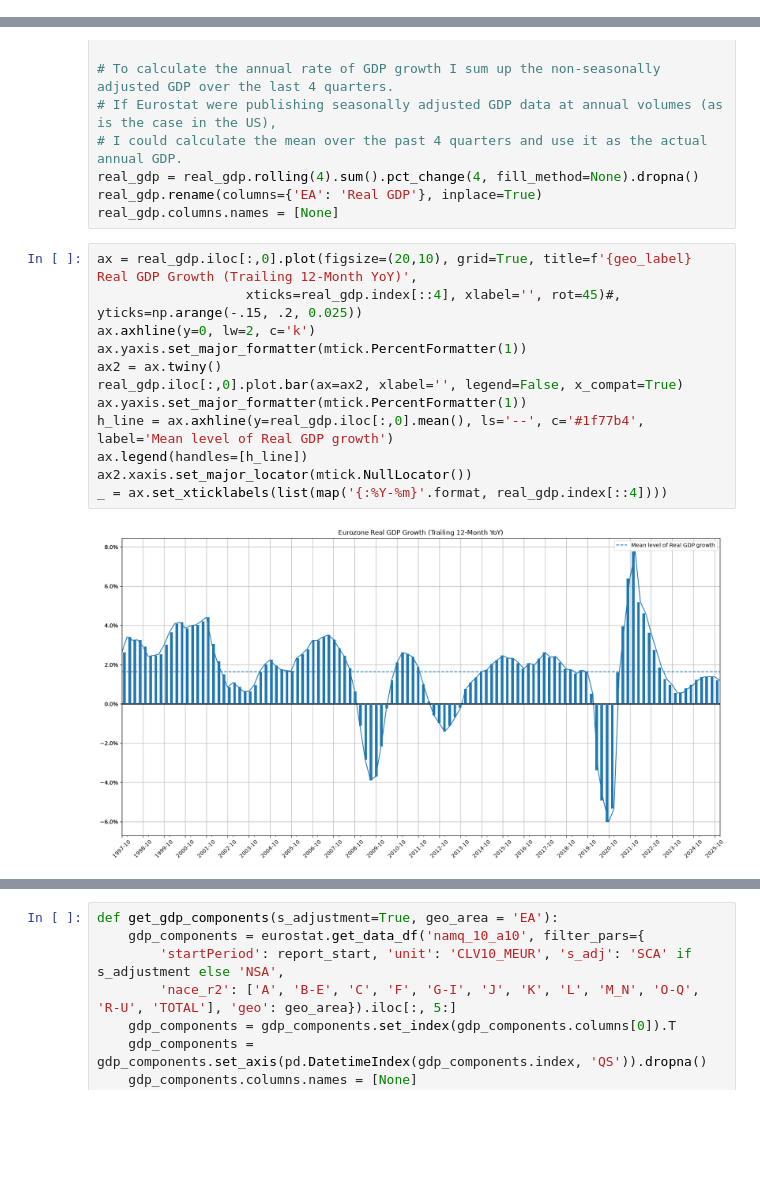
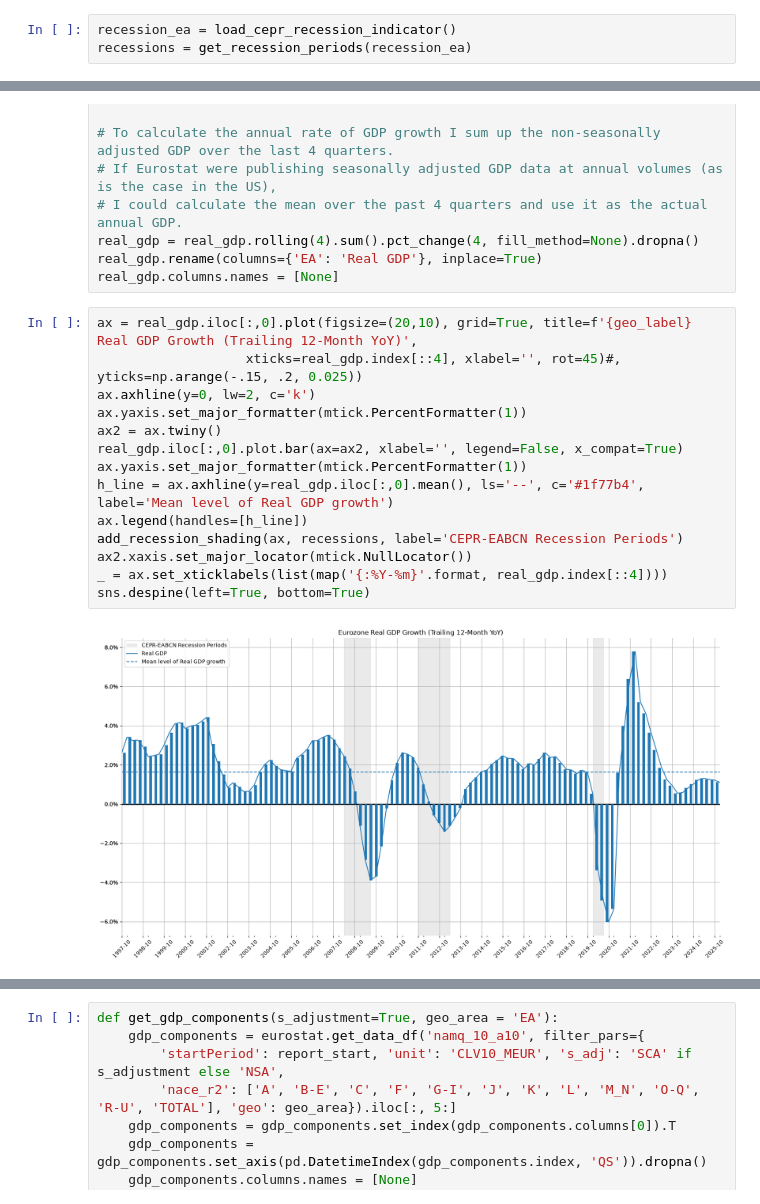
Before and after one commit to ilchen/EU_Economic_Data_Analysis, a Jupyter notebook: GDP_Composition_Eurozone.ipynb, the cells around one changed output, grey strips where cells are left out. Saved outputs shown, nothing was run; the diff lists cells and outputs as text; blank space fills up the shorter version.

```diff
--- a/GDP_Composition_Eurozone.ipynb
+++ b/GDP_Composition_Eurozone.ipynb
@@ -36,0 +67,3 @@ report_end = date.today()
+# %%
+recession_ea = load_cepr_recession_indicator()
+recessions = get_recession_periods(recession_ea)
@@ -50,17 +85,19 @@ real_gdp.columns.names = [None]
 # %%
 ax = real_gdp.iloc[:,0].plot(figsize=(20,10), grid=True, title=f'{geo_label} Real GDP Growth (Trailing 12-Month YoY)',
                    xticks=real_gdp.index[::4], xlabel='', rot=45)#, yticks=np.arange(-.15, .2, 0.025))
 ax.axhline(y=0, lw=2, c='k')
 ax.yaxis.set_major_formatter(mtick.PercentFormatter(1))
 ax2 = ax.twiny()
 real_gdp.iloc[:,0].plot.bar(ax=ax2, xlabel='', legend=False, x_compat=True)
 ax.yaxis.set_major_formatter(mtick.PercentFormatter(1))
 h_line = ax.axhline(y=real_gdp.iloc[:,0].mean(), ls='--', c='#1f77b4', label='Mean level of Real GDP growth')
 ax.legend(handles=[h_line])
+add_recession_shading(ax, recessions, label='CEPR-EABCN Recession Periods')
 ax2.xaxis.set_major_locator(mtick.NullLocator())
 _ = ax.set_xticklabels(list(map('{:%Y-%m}'.format, real_gdp.index[::4])))
+sns.despine(left=True, bottom=True)
 # %% [output]
-[figure, old version]
+[figure, new version]
 # %%
 print(f'Mean level of annual rate of real GDP growth in {geo_label} since {real_gdp.index[0]:%Y-%m-%d}: '
       f'{real_gdp.iloc[:,0].mean():.2%}')
```
Also changed, not shown: parts of 46 cells of this notebook, 1 other file.
